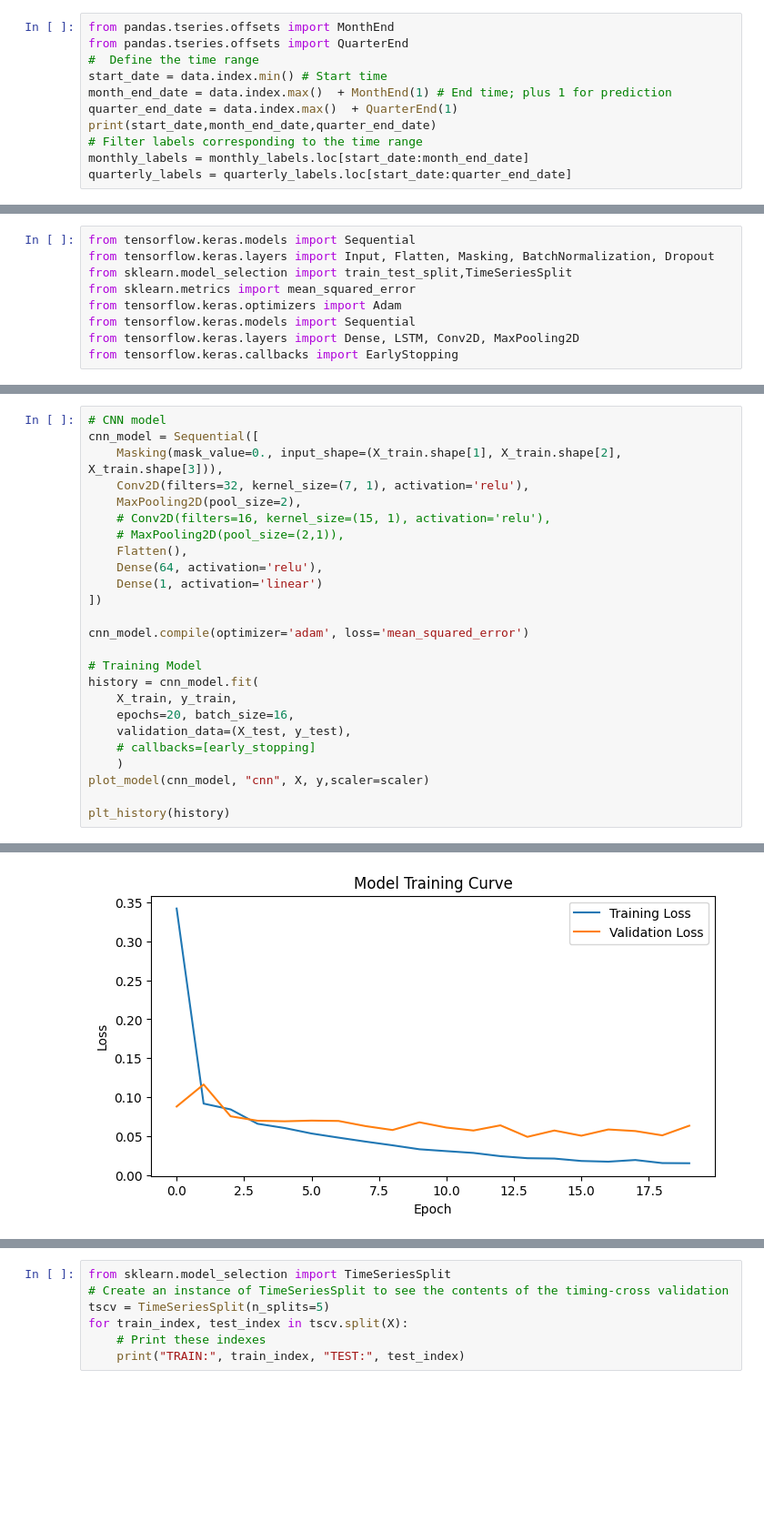
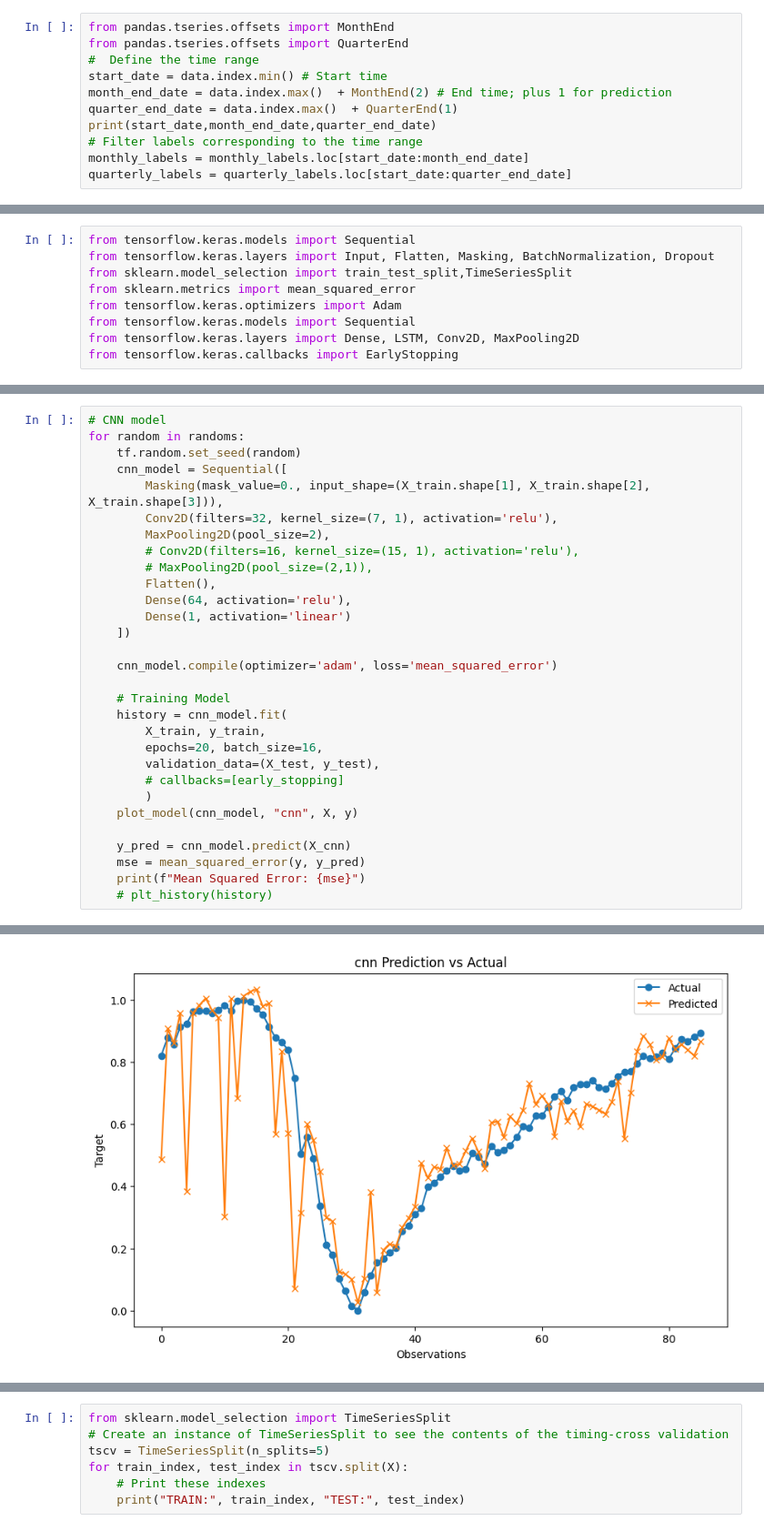
Before and after one commit to Veture1/Financial-crisis-prediction, a Jupyter notebook: daily_sentiment_analysis.ipynb, the cells around one changed output, grey strips where cells are left out. Shown at 91% size. Saved outputs shown, nothing was run; the diff lists cells and outputs as text; blank space fills up the shorter version.

```diff
--- a/daily_sentiment_analysis.ipynb
+++ b/daily_sentiment_analysis.ipynb
@@ -182,7 +184,7 @@ from pandas.tseries.offsets import MonthEnd
 from pandas.tseries.offsets import QuarterEnd
 #  Define the time range
 start_date = data.index.min() # Start time
-month_end_date = data.index.max()  + MonthEnd(1) # End time; plus 1 for prediction
+month_end_date = data.index.max()  + MonthEnd(2) # End time; plus 1 for prediction
 quarter_end_date = data.index.max()  + QuarterEnd(1)
 print(start_date,month_end_date,quarter_end_date)
 # Filter labels corresponding to the time range
@@ -475,26 +472,31 @@ print(y_train.shape,y_test.shape)
 # %%
 # CNN model
-cnn_model = Sequential([
-    Masking(mask_value=0., input_shape=(X_train.shape[1], X_train.shape[2], X_train.shape[3])),
-    Conv2D(filters=32, kernel_size=(7, 1), activation='relu'),
-    MaxPooling2D(pool_size=2),
-    # Conv2D(filters=16, kernel_size=(15, 1), activation='relu'),
-    # MaxPooling2D(pool_size=(2,1)),
-    Flatten(),
-    Dense(64, activation='relu'),
-    Dense(1, activation='linear')
-])
+for random in randoms:
+    tf.random.set_seed(random)
+    cnn_model = Sequential([
+        Masking(mask_value=0., input_shape=(X_train.shape[1], X_train.shape[2], X_train.shape[3])),
+        Conv2D(filters=32, kernel_size=(7, 1), activation='relu'),
+        MaxPooling2D(pool_size=2),
+        # Conv2D(filters=16, kernel_size=(15, 1), activation='relu'),
+        # MaxPooling2D(pool_size=(2,1)),
+        Flatten(),
+        Dense(64, activation='relu'),
+        Dense(1, activation='linear')
+    ])
 
-cnn_model.compile(optimizer='adam', loss='mean_squared_error')
+    cnn_model.compile(optimizer='adam', loss='mean_squared_error')
 
-# Training Model
-history = cnn_model.fit(
-    X_train, y_train,
-    epochs=20, batch_size=16,
-    validation_data=(X_test, y_test),
-    # callbacks=[early_stopping]
-    )
-plot_model(cnn_model, "cnn", X, y,scaler=scaler)
+    # Training Model
+    history = cnn_model.fit(
+        X_train, y_train,
+        epochs=20, batch_size=16,
+        validation_data=(X_test, y_test),
+        # callbacks=[early_stopping]
+        )
+    plot_model(cnn_model, "cnn", X, y)
 
-plt_history(history)
+    y_pred = cnn_model.predict(X_cnn)
+    mse = mean_squared_error(y, y_pred)
+    print(f"Mean Squared Error: {mse}")
+    # plt_history(history)
 # %% [output]
@@ -519 +538 @@ Epoch 20/20
-[figure, old version]
+[figure, new version]
```
Also changed, not shown: parts of 18 cells of this notebook.
